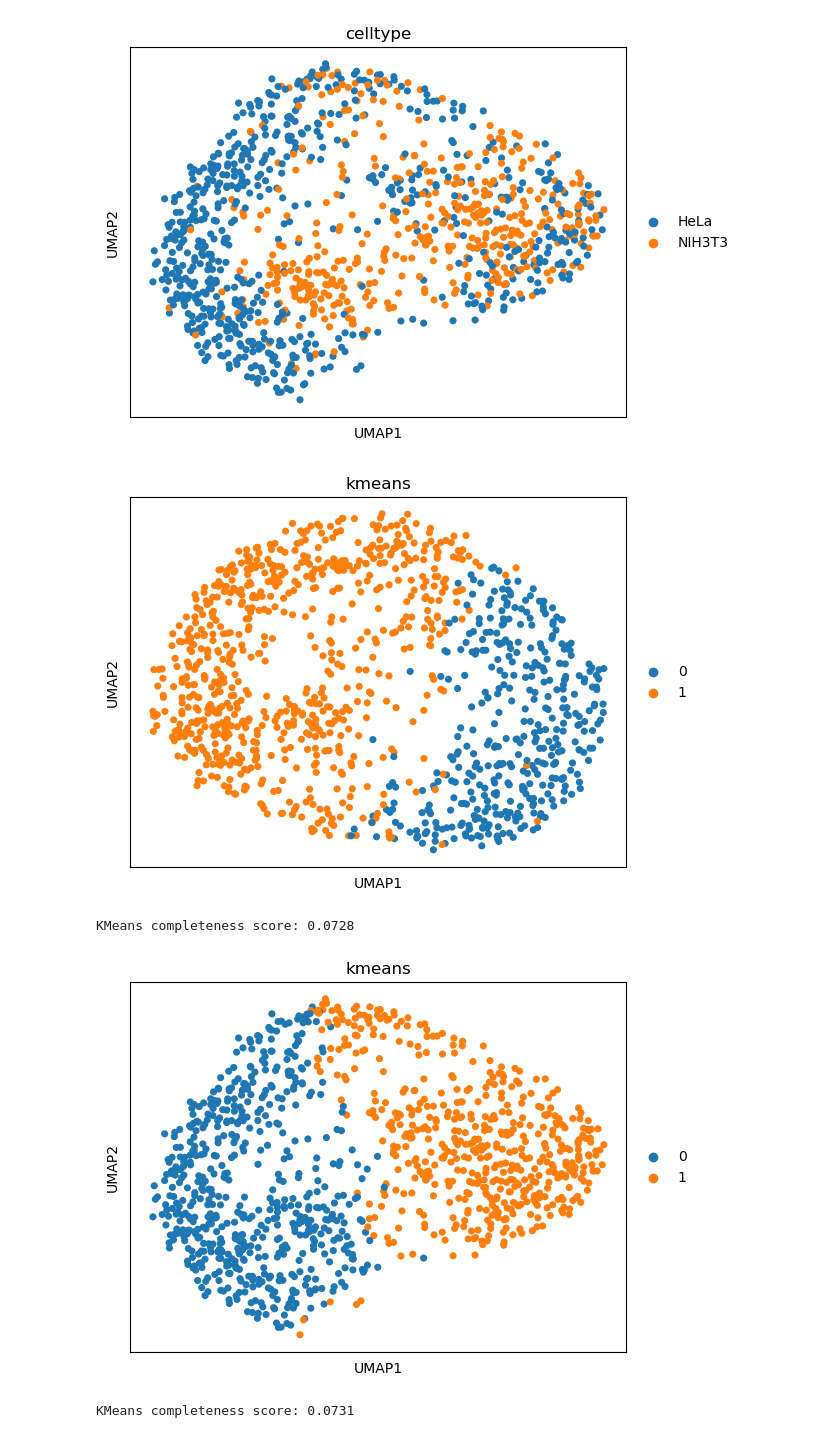
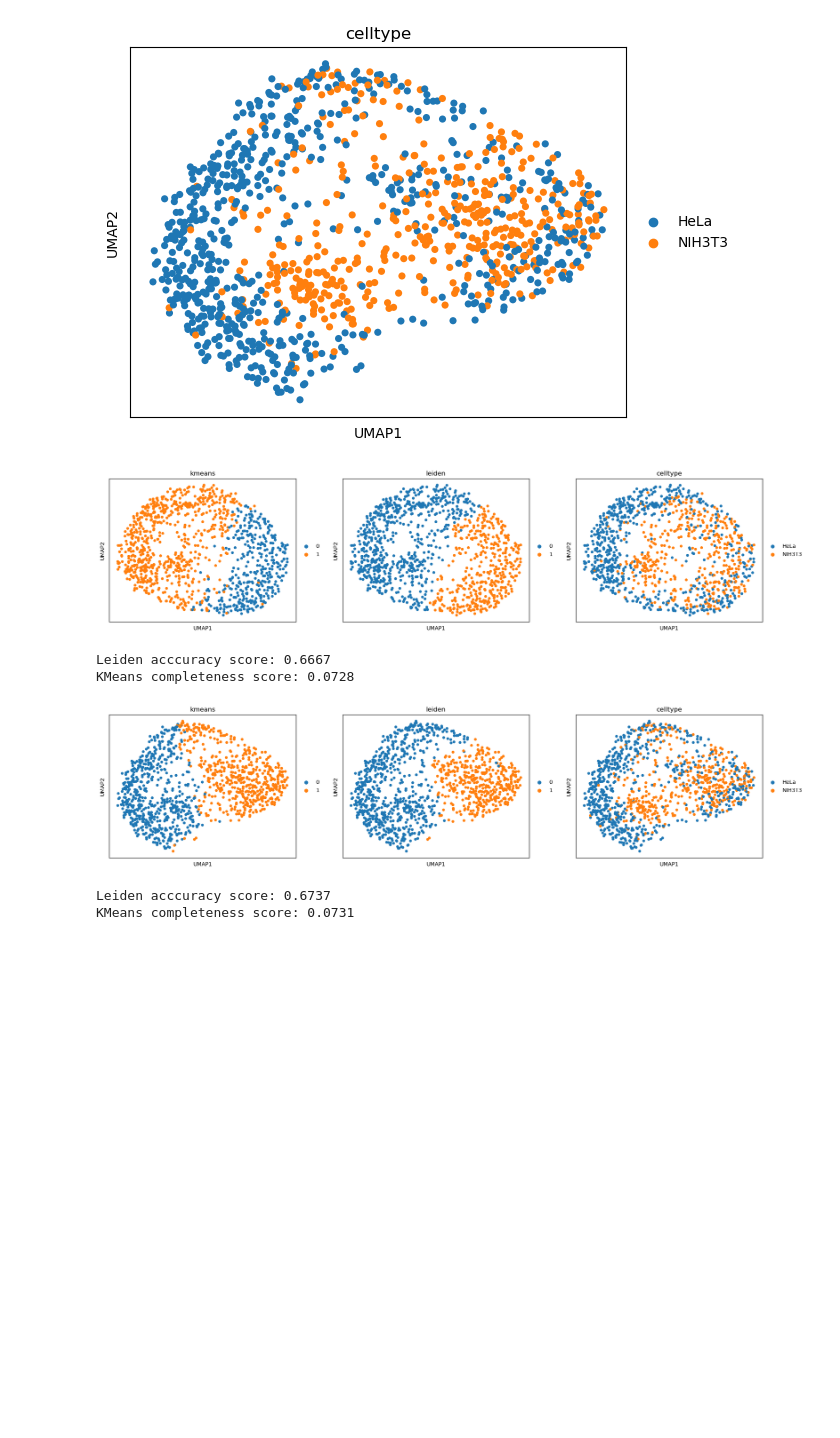
Before and after one commit to mariusrklein/FDA_project, a Jupyter notebook: correction_evaluation.ipynb, the cells around one changed output. Drawn from its saved outputs; the diff is of its cells as text; code cells hidden in the pictures; blank space fills up the shorter version.

Commit message:
add leiden classifier and linear discriminant analysis

```diff
--- a/correction_evaluation.ipynb
+++ b/correction_evaluation.ipynb
@@ -117,18 +98,24 @@ dimred_umap(adata_cor)
 [figure]
 # %%
 from sklearn.metrics.cluster import completeness_score
+from sklearn.metrics import accuracy_score
 
 def kmeans_clust(adata):
     kmeans = KMeans(n_clusters=2, random_state=0).fit(adata.X)
     adata.obs['kmeans'] = kmeans.labels_.astype(str)
 
-    sc.pl.umap(adata, color='kmeans')
+    sc.tl.leiden(adata, resolution=0.2)
+
+    sc.pl.umap(adata, color=['kmeans', 'leiden', 'celltype'])
+    print('Leiden acccuracy score: %1.4f' % accuracy_score(y_true = adata.obs['celltype'].replace(['HeLa', 'NIH3T3'], ['0', '1']), y_pred = adata.obs['leiden']))
     print('KMeans completeness score: %1.4f' % completeness_score(adata.obs['celltype'], adata.obs['kmeans']))
 
 kmeans_clust(adata)
 kmeans_clust(adata_cor)
 # %% [output]
-[figure, old version]
+[figure, new version]
+Leiden acccuracy score: 0.6667
 KMeans completeness score: 0.0728
-[figure, old version]
+[figure, new version]
+Leiden acccuracy score: 0.6737
 KMeans completeness score: 0.0731
```
Also changed, not shown: parts of 4 cells of this notebook.
